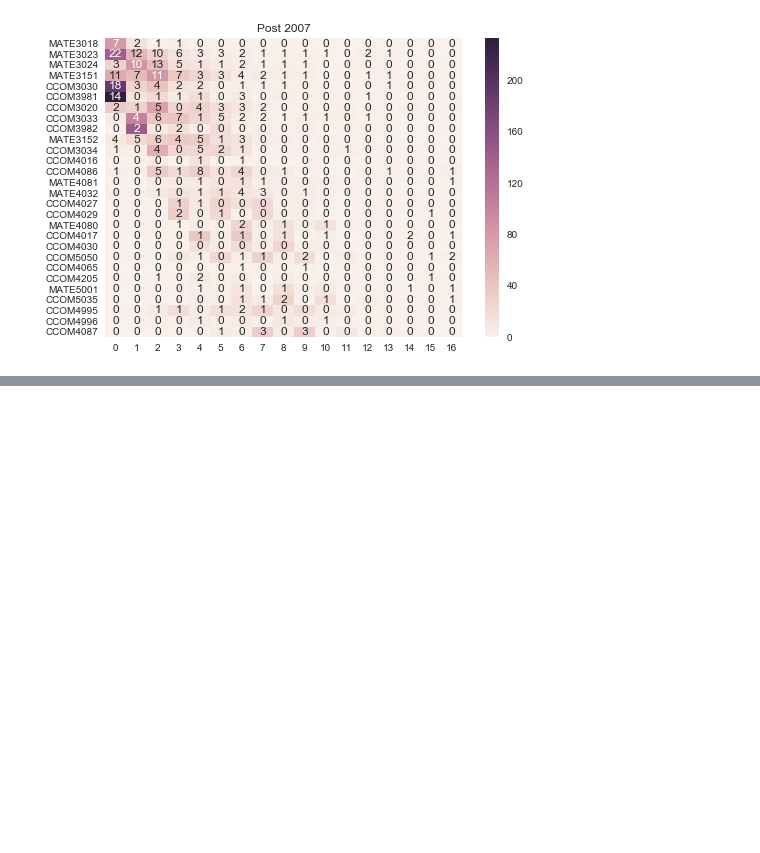
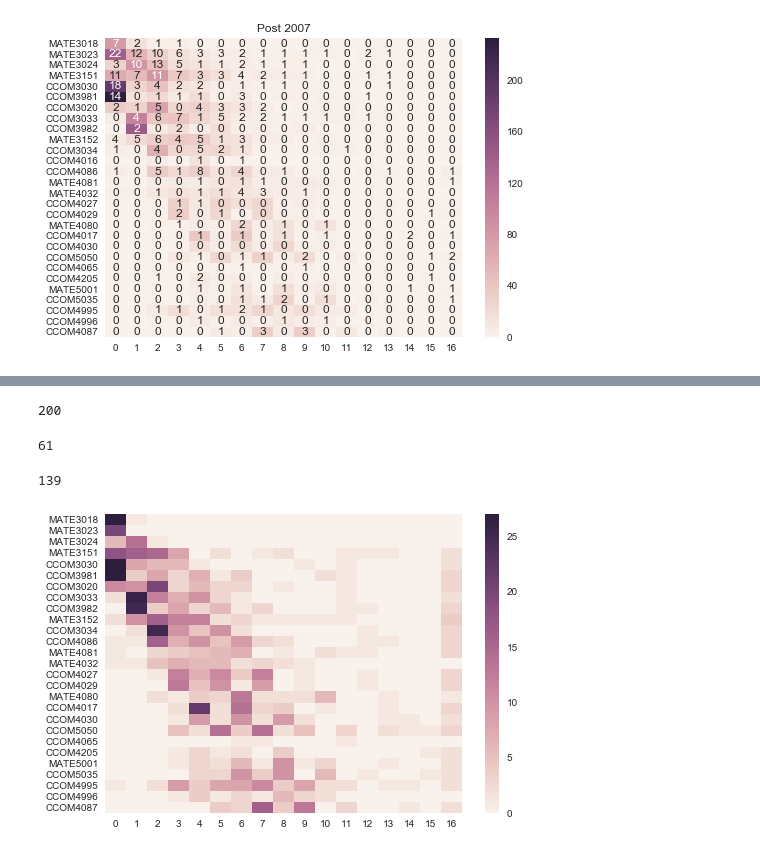
Before and after one commit to humberto-ortiz/stumap, a Jupyter notebook: stumap.ipynb, the cells around one changed output, grey strips where cells are left out. Drawn from its saved outputs; the diff is of its cells as text; code cells hidden in the pictures; blank space fills up the shorter version.

Commit message:
Check progress for students with A or B in discrete math

```diff
--- a/stumap.ipynb
+++ b/stumap.ipynb
@@ -371,0 +376,23 @@ plt.show()
+# %%
+def got(courses, course, grades):
+    "Return true if student took a given course and obtained one of the given grades on the first try"
+    gotit = False
+    for row in courses:
+        code, section, grade = row
+        if code == course:
+            if str(grade) in grades:  # there's a 'nan' value in the grades!
+                gotit = True
+            break # don't count any more attempts on this course
+    return gotit
+# %%
+discrete_stu = {k: v for k, v in sequences.items() if took(v, 'CCOM3020')}
+# %%
+len(discrete_stu)
+# %% [output]
+200
+# %%
+aorb_discrete_stu = {k: v for k, v in discrete_stu.items() if got(v, 'CCOM3020', "AB")}
+# %%
+len(aorb_discrete_stu)
+# %% [output]
+61
@@ -371,0 +401,8 @@ plt.show()
+# %%
+len(ctof_discrete_stu)
+# %% [output]
+139
+# %%
+ax = sns.heatmap(heatmap(clean(aorb_discrete_stu, prog2016), prog2016),cmap = None)
+# %% [output]
+[figure, added]
```
Also changed, not shown: parts of 8 cells of this notebook.
